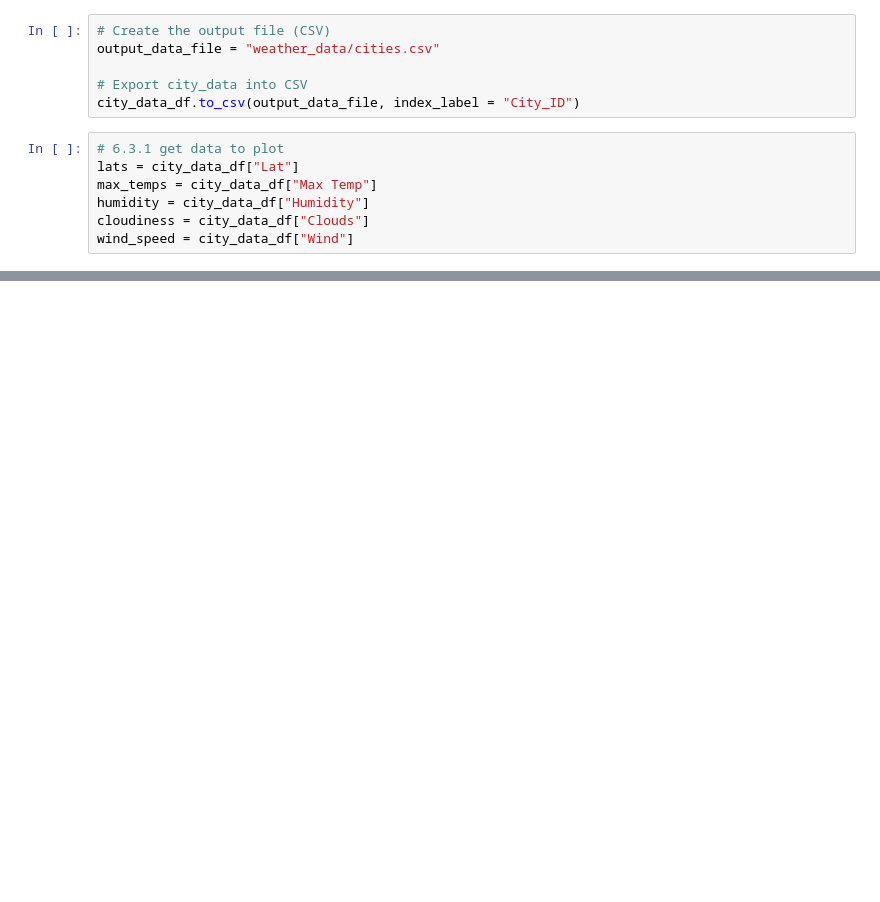
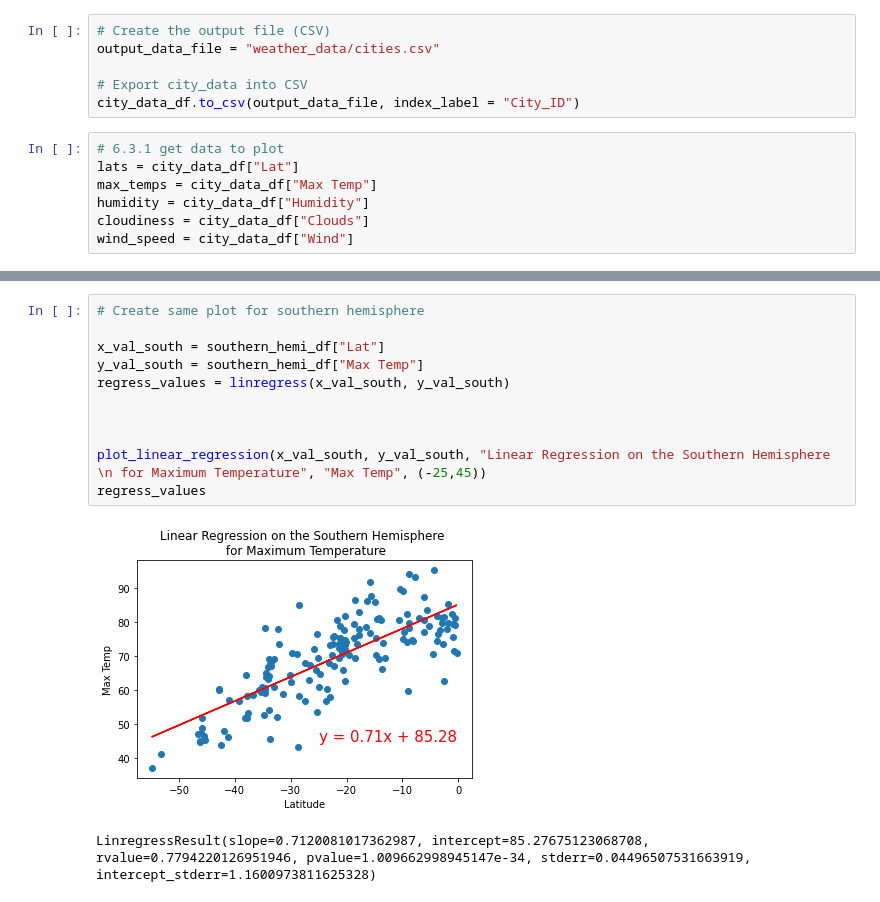
Before and after one commit to larabjork/world-weather-analysis, a Jupyter notebook: WeatherPy.ipynb, the cells around one changed output, grey strips where cells are left out. Cells and saved outputs as stored; diff of their text form; blank space fills up the shorter version.

```diff
--- a/WeatherPy.ipynb
+++ b/WeatherPy.ipynb
@@ -300,0 +392,14 @@ plt.show()
+# %%
+# Create same plot for southern hemisphere
+
+x_val_south = southern_hemi_df["Lat"]
+y_val_south = southern_hemi_df["Max Temp"]
+regress_values = linregress(x_val_south, y_val_south)
+
+
+
+plot_linear_regression(x_val_south, y_val_south, "Linear Regression on the Southern Hemisphere \n for Maximum Temperature", "Max Temp", (-25,45))
+regress_values
+# %% [output]
+[figure, added]
+LinregressResult(slope=0.7120081017362987, intercept=85.27675123068708, rvalue=0.7794220126951946, pvalue=1.009662998945147e-34, stderr=0.04496507531663919, intercept_stderr=1.1600973811625328)
```
Also changed, not shown: parts of 22 cells of this notebook, 7 other files.
